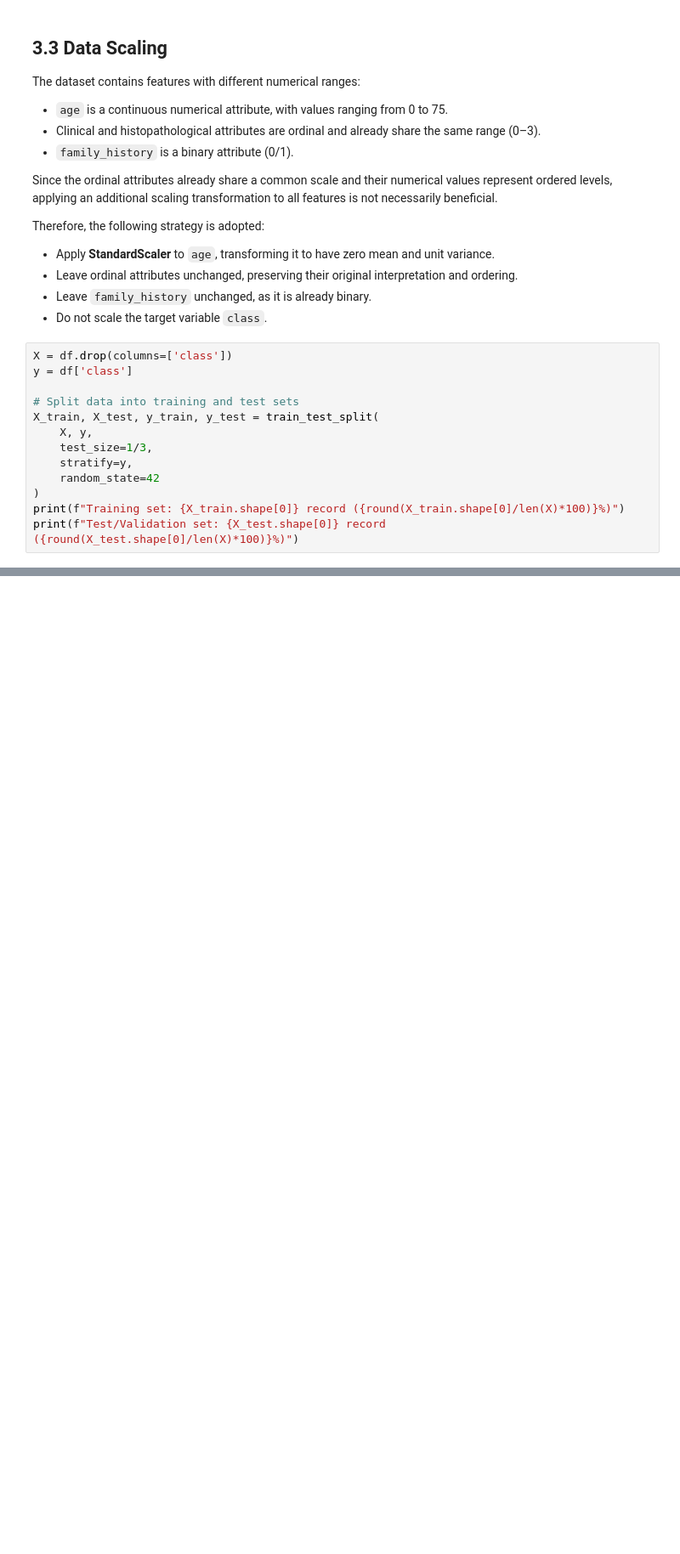
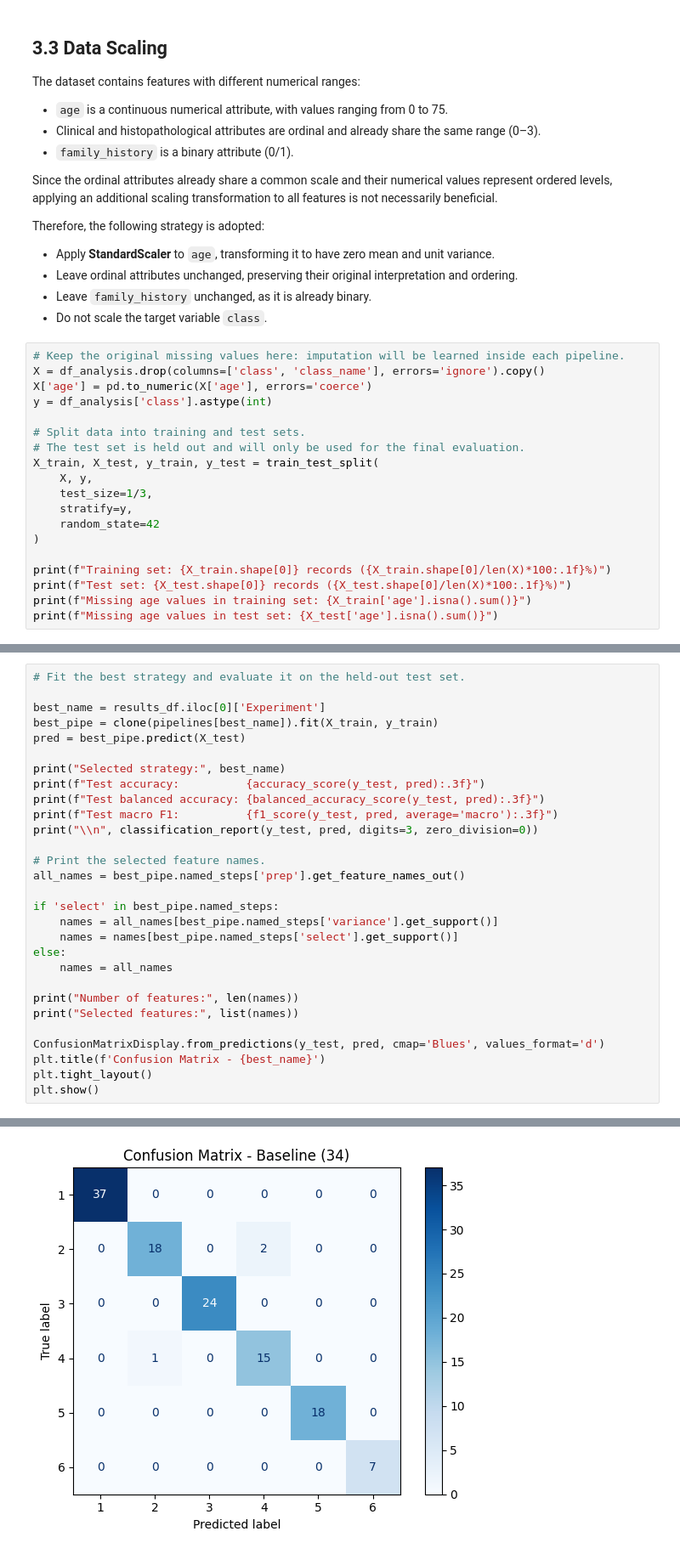
Before and after one commit to lolloantonioli/dermatology-disease-classification, a Jupyter notebook: dermatology_disease_classification.ipynb, the cells around one changed output, grey strips where cells are left out. Shown at 85% size. Cells and saved outputs as stored; diff of their text form; blank space fills up the shorter version.

Commit message:
feat: start to implement feature selection

```diff
--- a/dermatology_disease_classification.ipynb
+++ b/dermatology_disease_classification.ipynb
@@ -1086,16 +1102,22 @@ Therefore, the following strategy is adopted:
 - Leave `family_history` unchanged, as it is already binary.
 - Do not scale the target variable `class`.
 # %%
-X = df.drop(columns=['class'])
-y = df['class']
+# Keep the original missing values here: imputation will be learned inside each pipeline.
+X = df_analysis.drop(columns=['class', 'class_name'], errors='ignore').copy()
+X['age'] = pd.to_numeric(X['age'], errors='coerce')
+y = df_analysis['class'].astype(int)
 
-# Split data into training and test sets
+# Split data into training and test sets.
+# The test set is held out and will only be used for the final evaluation.
 X_train, X_test, y_train, y_test = train_test_split(
     X, y,
     test_size=1/3,
     stratify=y,
     random_state=42
 )
-print(f"Training set: {X_train.shape[0]} record ({round(X_train.shape[0]/len(X)*100)}%)")
-print(f"Test/Validation set: {X_test.shape[0]} record ({round(X_test.shape[0]/len(X)*100)}%)")
+
+print(f"Training set: {X_train.shape[0]} records ({X_train.shape[0]/len(X)*100:.1f}%)")
+print(f"Test set: {X_test.shape[0]} records ({X_test.shape[0]/len(X)*100:.1f}%)")
+print(f"Missing age values in training set: {X_train['age'].isna().sum()}")
+print(f"Missing age values in test set: {X_test['age'].isna().sum()}")
 # %% [output]
@@ -1103,0 +1235,30 @@ Test/Validation set: 122 record (33%)
+# %%
+# Fit the best strategy and evaluate it on the held-out test set.
+
+best_name = results_df.iloc[0]['Experiment']
+best_pipe = clone(pipelines[best_name]).fit(X_train, y_train)
+pred = best_pipe.predict(X_test)
+
+print("Selected strategy:", best_name)
+print(f"Test accuracy:          {accuracy_score(y_test, pred):.3f}")
+print(f"Test balanced accuracy: {balanced_accuracy_score(y_test, pred):.3f}")
+print(f"Test macro F1:          {f1_score(y_test, pred, average='macro'):.3f}")
+print("\\n", classification_report(y_test, pred, digits=3, zero_division=0))
+
+# Print the selected feature names.
+all_names = best_pipe.named_steps['prep'].get_feature_names_out()
+
+if 'select' in best_pipe.named_steps:
+    names = all_names[best_pipe.named_steps['variance'].get_support()]
+    names = names[best_pipe.named_steps['select'].get_support()]
+else:
+    names = all_names
+
+print("Number of features:", len(names))
+print("Selected features:", list(names))
+
+ConfusionMatrixDisplay.from_predictions(y_test, pred, cmap='Blues', values_format='d')
+plt.title(f'Confusion Matrix - {best_name}')
+plt.tight_layout()
+plt.show()
+# %% [output]
@@ -1103,0 +1284 @@ Test/Validation set: 122 record (33%)
+[figure, added]
```
Also changed, not shown: parts of 5 cells of this notebook.
